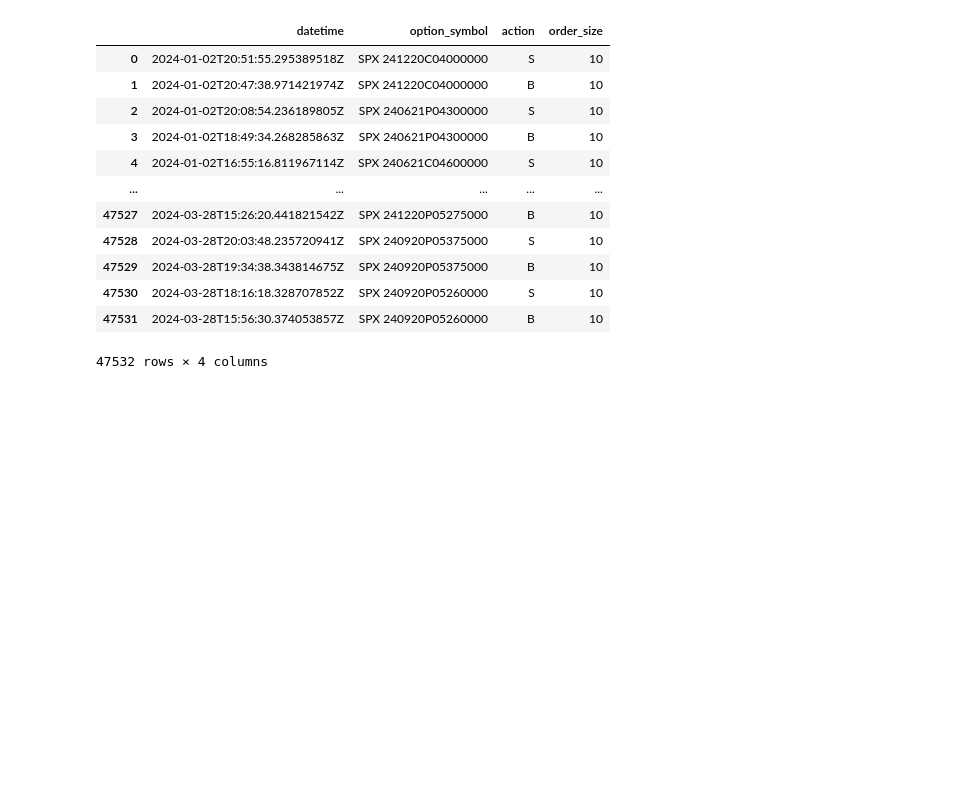
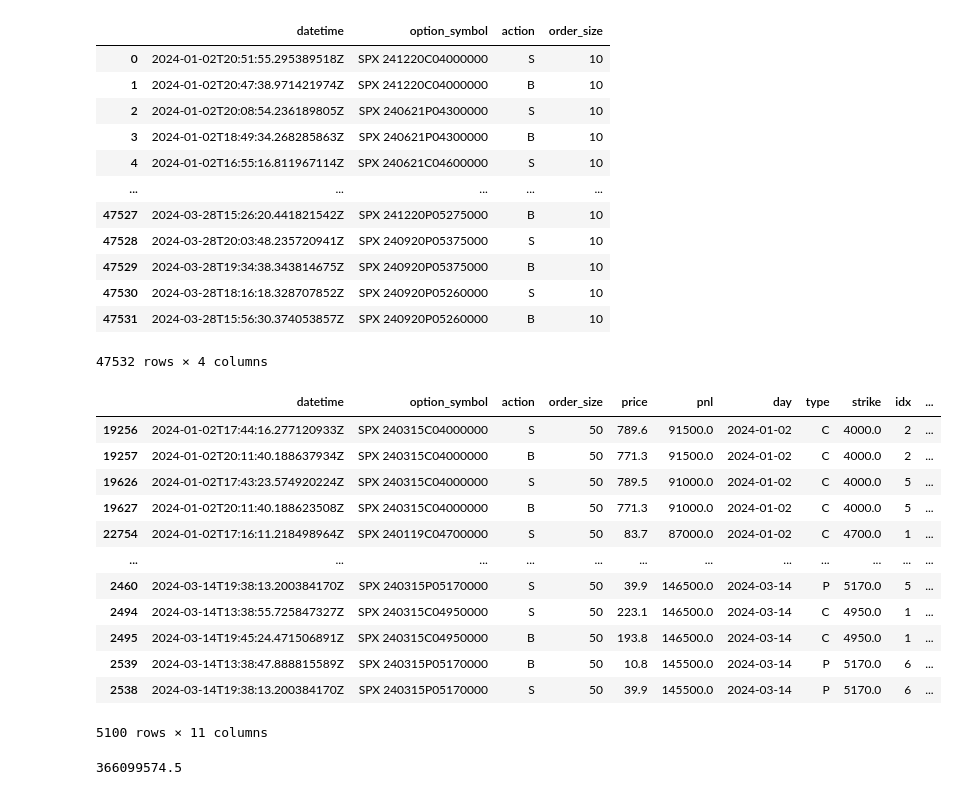
Before and after one commit to YashDVardhan/CQC-Derivatives-2024, a Jupyter notebook: tester.ipynb, the cells around one changed output. Drawn from its saved outputs; the diff is of its cells as text; code cells hidden in the pictures; blank space fills up the shorter version.

```diff
--- a/tester.ipynb
+++ b/tester.ipynb
@@ -299,3 +296,25 @@ df
 | 47530 | 2024-03-28T18:16:18.328707852Z | SPX 240920P05260000 | S | 10 |
 | 47531 | 2024-03-28T15:56:30.374053857Z | SPX 240920P05260000 | B | 10 |
 47532 rows × 4 columns
+# %%
+df2 = pd.read_csv("data/allorders.csv").sort_values(['pnl'], ascending=False)
+# %%
+# pd.set_option('display.max_rows', 1000)
+sorted_date_pnl = df2.sort_values(['datetime', 'pnl', 'option_symbol'], ascending=[True, False, False])
+sorted_data = sorted_date_pnl.sort_values(['day', 'pnl', 'idx'], ascending=[True, False, True])
+top_100 = sorted_data.groupby('day').head(100)
+top_100
+# %% [output]
+|  | datetime | option_symbol | action | order_size | price | pnl | day | type | strike | idx | ... |
+| 19256 | 2024-01-02T17:44:16.277120933Z | SPX 240315C04000000 | S | 50 | 789.6 | 91500.0 | 2024-01-02 | C | 4000.0 | 2 | ... |
+| 19257 | 2024-01-02T20:11:40.188637934Z | SPX 240315C04000000 | B | 50 | 771.3 | 91500.0 | 2024-01-02 | C | 4000.0 | 2 | ... |
+| 19626 | 2024-01-02T17:43:23.574920224Z | SPX 240315C04000000 | S | 50 | 789.5 | 91000.0 | 2024-01-02 | C | 4000.0 | 5 | ... |
+| 19627 | 2024-01-02T20:11:40.188623508Z | SPX 240315C04000000 | B | 50 | 771.3 | 91000.0 | 2024-01-02 | C | 4000.0 | 5 | ... |
+| 22754 | 2024-01-02T17:16:11.218498964Z | SPX 240119C04700000 | S | 50 | 83.7 | 87000.0 | 2024-01-02 | C | 4700.0 | 1 | ... |
+| ... | ... | ... | ... | ... | ... | ... | ... | ... | ... | ... | ... |
+| 2460 | 2024-03-14T19:38:13.200384170Z | SPX 240315P05170000 | S | 50 | 39.9 | 146500.0 | 2024-03-14 | P | 5170.0 | 5 | ... |
+| 2494 | 2024-03-14T13:38:55.725847327Z | SPX 240315C04950000 | S | 50 | 223.1 | 146500.0 | 2024-03-14 | C | 4950.0 | 1 | ... |
+| 2495 | 2024-03-14T19:45:24.471506891Z | SPX 240315C04950000 | B | 50 | 193.8 | 146500.0 | 2024-03-14 | C | 4950.0 | 1 | ... |
+| 2539 | 2024-03-14T13:38:47.888815589Z | SPX 240315P05170000 | B | 50 | 10.8 | 145500.0 | 2024-03-14 | P | 5170.0 | 6 | ... |
+| 2538 | 2024-03-14T19:38:13.200384170Z | SPX 240315P05170000 | S | 50 | 39.9 | 145500.0 | 2024-03-14 | P | 5170.0 | 6 | ... |
+5100 rows × 11 columns
@@ -301,0 +369,4 @@ df
+# %%
+current_capital
+# %% [output]
+366099574.5
```
Also changed, not shown: parts of 4 cells of this notebook, 8 other files.
